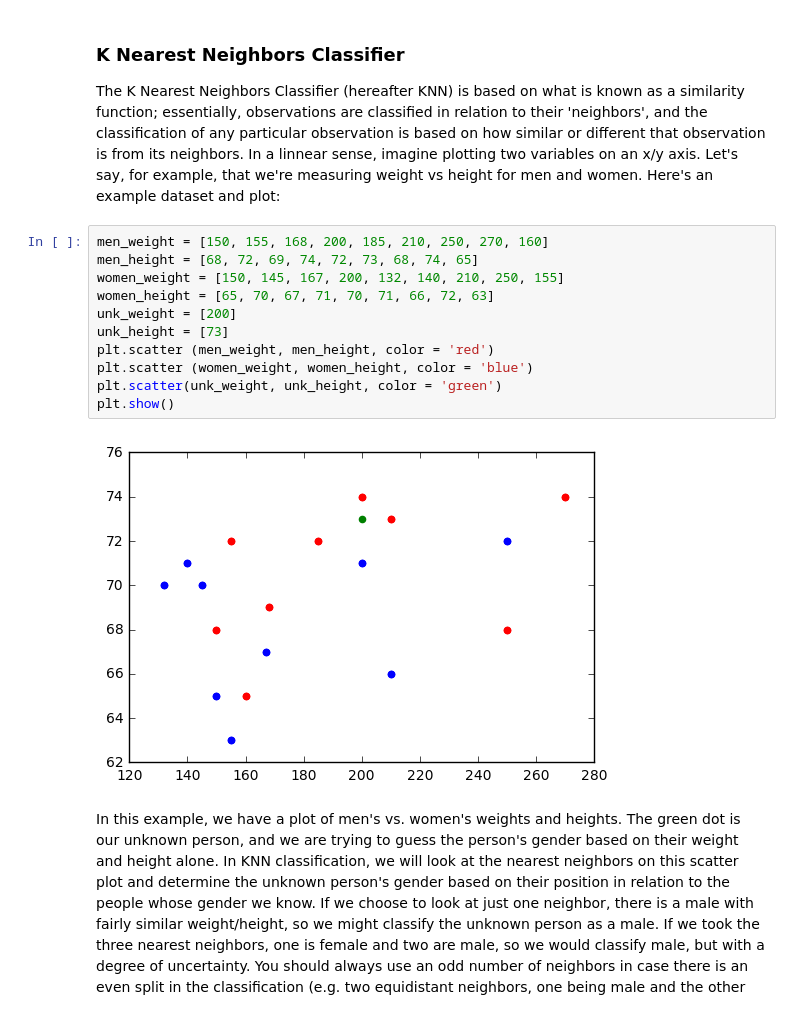
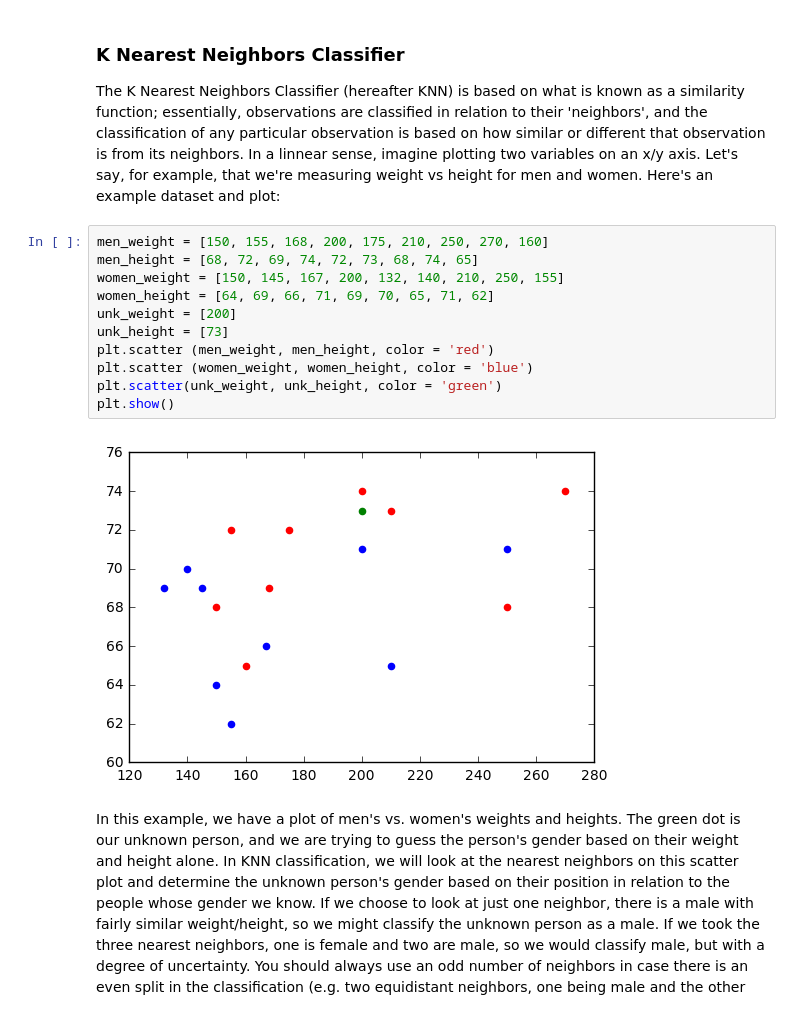
Before and after one commit to jtexnl/FBOProcurementScan, a Jupyter notebook: scripts/modelDocumentation.ipynb, the cells around one changed output. Saved outputs shown, nothing was run; the diff lists cells and outputs as text.

```diff
--- a/scripts/modelDocumentation.ipynb
+++ b/scripts/modelDocumentation.ipynb
@@ -223,18 +222,18 @@ metrics.accuracy_score(y_test, pa_pred)
 
 The K Nearest Neighbors Classifier (hereafter KNN) is based on what is known as a similarity function; essentially, observations are classified in relation to their 'neighbors', and the classification of any particular observation is based on how similar or different that observation is from its neighbors. In a linnear sense, imagine plotting two variables on an x/y axis. Let's say, for example, that we're measuring weight vs height for men and women. Here's an example dataset and plot:
 # %%
-men_weight = [150, 155, 168, 200, 185, 210, 250, 270, 160]
+men_weight = [150, 155, 168, 200, 175, 210, 250, 270, 160]
 men_height = [68, 72, 69, 74, 72, 73, 68, 74, 65]
 women_weight = [150, 145, 167, 200, 132, 140, 210, 250, 155]
-women_height = [65, 70, 67, 71, 70, 71, 66, 72, 63]
+women_height = [64, 69, 66, 71, 69, 70, 65, 71, 62]
 unk_weight = [200]
 unk_height = [73]
 plt.scatter (men_weight, men_height, color = 'red')
 plt.scatter (women_weight, women_height, color = 'blue')
 plt.scatter(unk_weight, unk_height, color = 'green')
 plt.show()
 # %% [output]
-[figure, old version]
+[figure, new version]
 # %% [markdown]
 In this example, we have a plot of men's vs. women's weights and heights. The green dot is our unknown person, and we are trying to guess the person's gender based on their weight and height alone. In KNN classification, we will look at the nearest neighbors on this scatter plot and determine the unknown person's gender based on their position in relation to the people whose gender we know. If we choose to look at just one neighbor, there is a male with fairly similar weight/height, so we might classify the unknown person as a male. If we took the three nearest neighbors, one is female and two are male, so we would classify male, but with a degree of uncertainty. You should always use an odd number of neighbors in case there is an even split in the classification (e.g. two equidistant neighbors, one being male and the other female).
 
```
Also changed, not shown: parts of 23 cells of this notebook.
